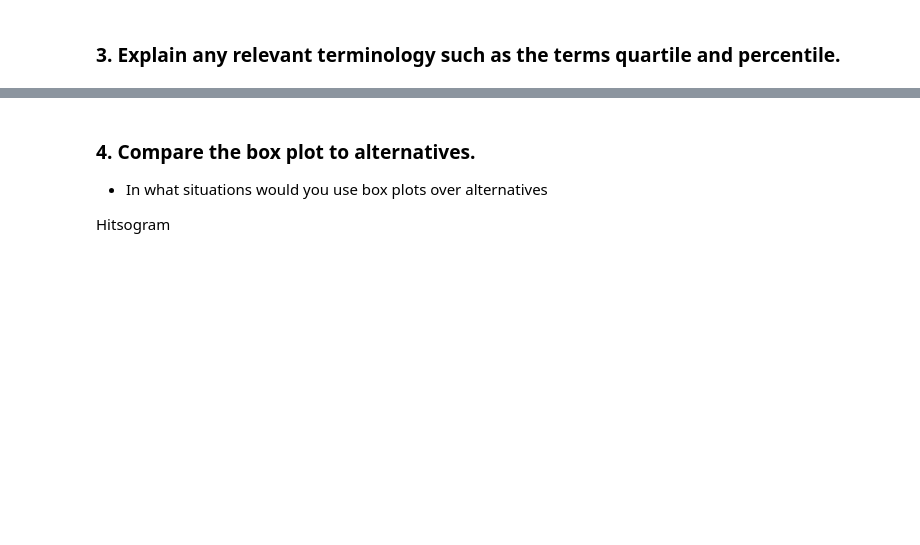
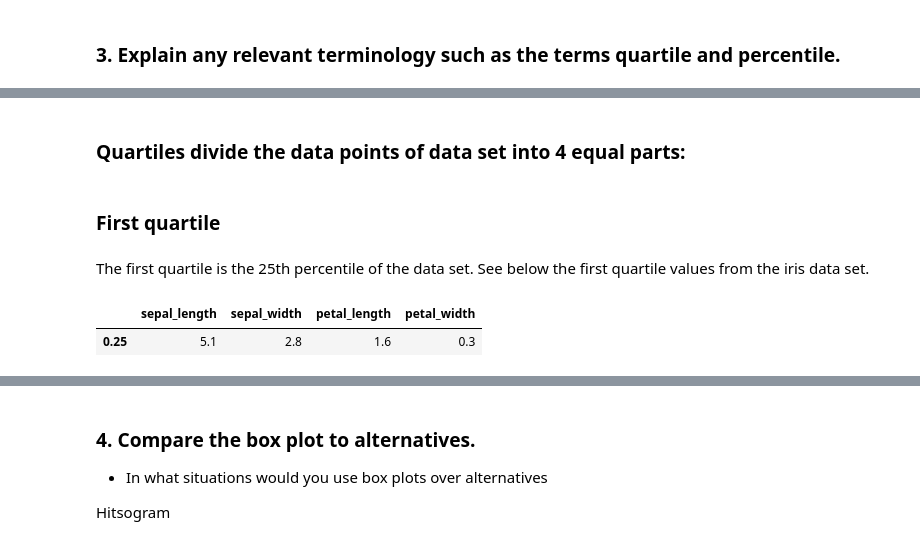
Before and after one commit to fionanealon/boxplot, a Jupyter notebook: Boxplot.ipynb, the cells around one changed output, grey strips where cells are left out. Saved outputs shown, nothing was run; the diff lists cells and outputs as text; code cells hidden in the pictures; blank space fills up the shorter version.

```diff
--- a/Boxplot.ipynb
+++ b/Boxplot.ipynb
@@ -120,0 +165,12 @@ ValueError: Could not interpret input 'Species'
+# %% [markdown]
+### Quartiles divide the data points of data set into 4 equal parts:
+# %% [markdown]
+### First quartile
+# %% [markdown]
+The first quartile is the 25th percentile of the data set. See below the first quartile values from the iris data set.
+# %%
+# Adapted from: https://stackoverflow.com/questions/45926230/how-to-calculate-1st-and-3rd-quartiles
+iris.quantile([0.25])
+# %% [output]
+|  | sepal_length | sepal_width | petal_length | petal_width |
+| 0.25 | 5.1 | 2.8 | 1.6 | 0.3 |
```
Also changed, not shown: parts of 41 cells of this notebook, 2 other files.
